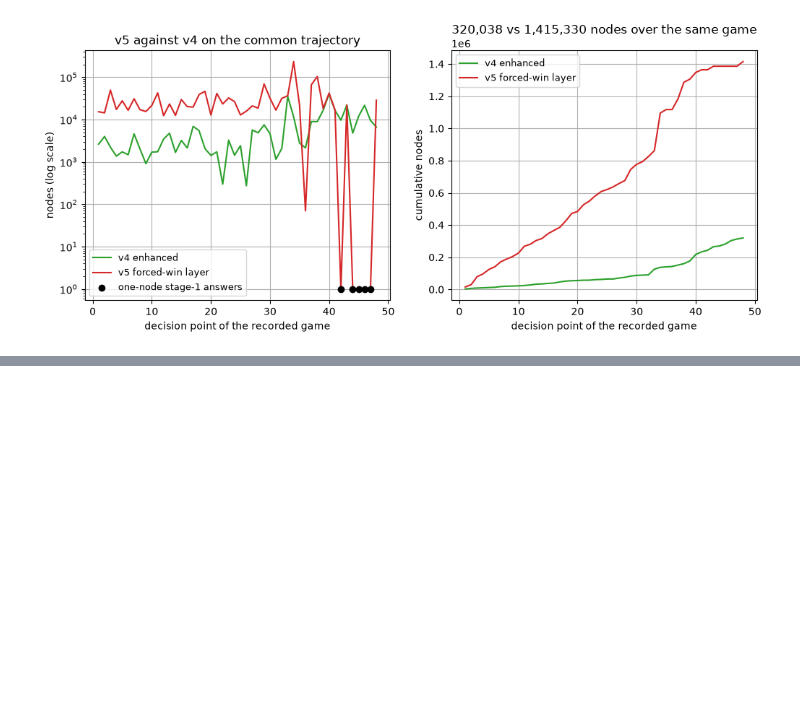
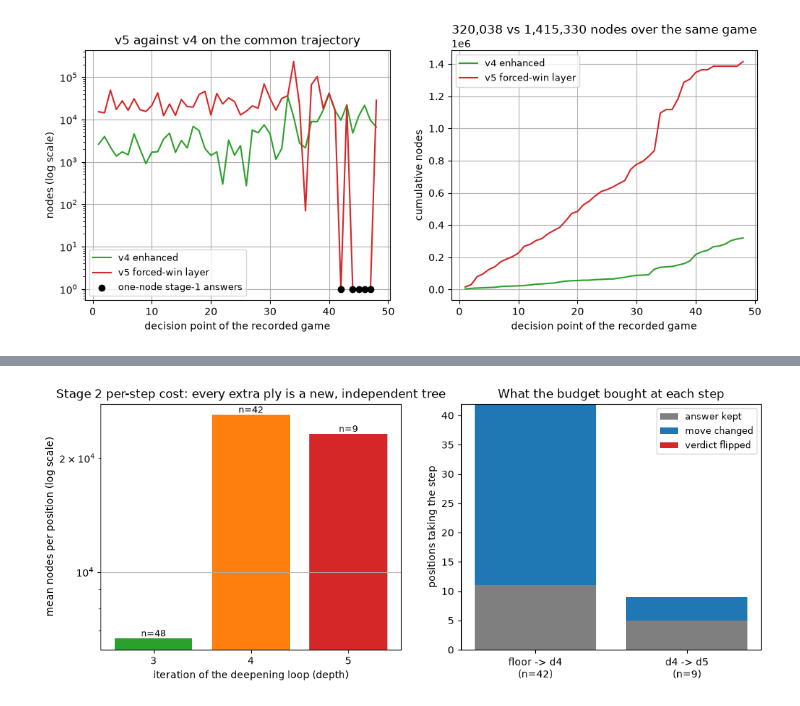
Before and after one commit to EugeneButovka/Connect6Engine, a Jupyter notebook: benchmarks/perf_search_v5_layer.ipynb, the cells around one changed output, grey strips where cells are left out. Saved outputs shown, nothing was run; the diff lists cells and outputs as text; code cells hidden in the pictures; blank space fills up the shorter version.

```diff
--- a/benchmarks/perf_search_v5_layer.ipynb
+++ b/benchmarks/perf_search_v5_layer.ipynb
@@ -53,12 +112,12 @@ v5 are all priced on one forty-eight-decision-point game.
 # %%
-EXPECTED_HISTORY = 'JJ IIKK JKLJ KJKI KLJI JLIJ JHLH JGIH KHLI LKIG IKIF LGHG KGKF KEJF HHMJ MHNK GGLF MEML NMLM MNLE JENE MKLD OKMC MMNJ MOHK LLOI KMPH NLNI NHNN GKHI GJOM OJPL OLPK ONLN PIIL FIKN GIHL GHHJ GMQJ FNRI FGHM FLKO EMJP FMGN PJLP KQPG FOIM JMHO INEL'.split()
+import json
 
-enhanced_player = harness.search_player(search_alpha_beta_with_quiescence)
-trajectory = harness.play_game(enhanced_player, enhanced_player, 3, white_first_reply="IIKK", max_plies=48)
-history = ["JJ"] + trajectory.moves
-assert history == EXPECTED_HISTORY
-assert trajectory.winner is None and trajectory.plies == 48
-print(f"trajectory: 48-ply v4 self-play, no win inside the cap")
+record = json.loads((ROOT / "benchmarks" / "trajectory.json").read_text())
+history = record["history"]
+assert record["outcome"] == {"winner": None, "plies": 48}
+assert history[0] == "JJ" and len(history) == 49
+print("common trajectory loaded: benchmarks/trajectory.json — 48 decision points, no win inside the cap")
+
 
 rows = harness.analyze_history(history, [("v4", search_alpha_beta_with_quiescence), ("v5", search_v5)], 3)
 per_prefix = {}
@@ -132,3 +367,33 @@ plt.show()
+# %%
+import matplotlib.pyplot as plt
+
+fig, (ax, ax2) = plt.subplots(1, 2, figsize=(12, 4.5))
+depths = (3, 4, 5)
+step_nodes = {d: [s.nodes for steps in deepening.values() for s in steps if s.depth == d] for d in depths}
+means = [sum(v) / len(v) for v in step_nodes.values()]
+bars = ax.bar([str(d) for d in depths], means, color=["tab:green", "tab:orange", "tab:red"])
+ax.set_yscale("log")
+for bar, d in zip(bars, depths):
+    ax.annotate(f"n={len(step_nodes[d])}", (bar.get_x() + bar.get_width() / 2, means[d - 3]),
+                ha="center", va="bottom", fontsize=9)
+ax.set_xlabel("iteration of the deepening loop (depth)")
+ax.set_ylabel("mean nodes per position (log scale)")
+ax.set_title("Stage 2 per-step cost: every extra ply is a new, independent tree")
+ax.grid(True, axis="y")
+
+labels = [f"floor -> d4\n(n={reached_d4})", f"d4 -> d5\n(n={reached_d5})"]
+kept = [transitions["floor->d4"][0], transitions["d4->d5"][0]]
+changed = [transitions["floor->d4"][1], transitions["d4->d5"][1]]
+flipped = [transitions["floor->d4"][2], transitions["d4->d5"][2]]
+ax2.bar(labels, kept, color="tab:gray", label="answer kept")
+ax2.bar(labels, changed, bottom=kept, color="tab:blue", label="move changed")
+ax2.bar(labels, flipped, bottom=[k + c for k, c in zip(kept, changed)], color="tab:red", label="verdict flipped")
+ax2.set_ylabel("positions taking the step")
+ax2.set_title("What the budget bought at each step")
+ax2.legend(fontsize=9)
+plt.show()
+# %% [output]
+[figure, added]
 # %% [markdown]
 ## Reading the results
 
```
Also changed, not shown: parts of 11 cells of this notebook, 27 other files.
